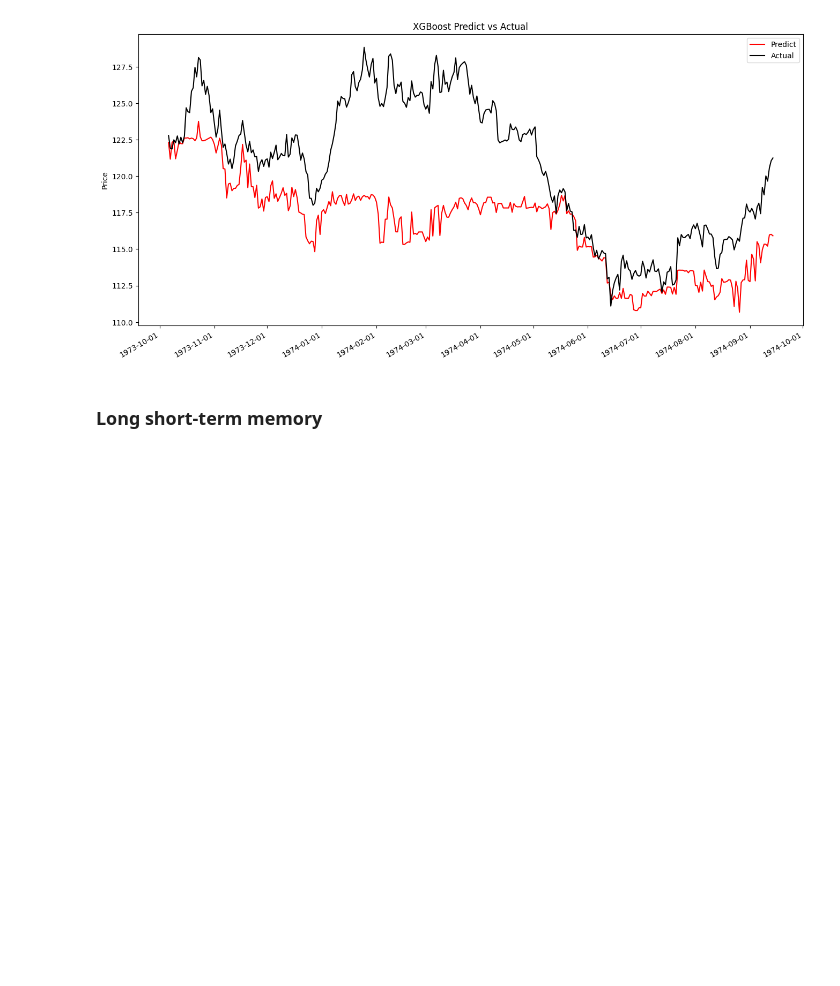
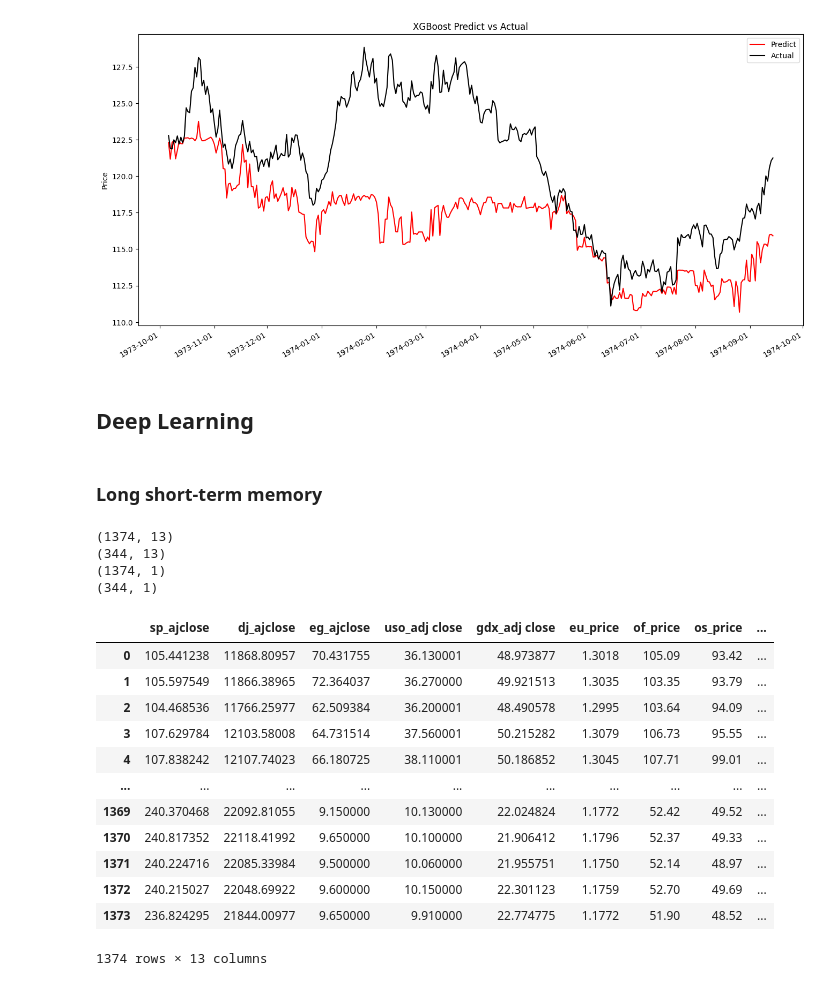
Before and after one commit to QuantConsulting/GOLD-FORECAST, a Jupyter notebook: notebooks/gold_prediction.ipynb, the cells around one changed output. Saved outputs shown, nothing was run; the diff lists cells and outputs as text; code cells hidden in the pictures; blank space fills up the shorter version.

```diff
--- a/notebooks/gold_prediction.ipynb
+++ b/notebooks/gold_prediction.ipynb
@@ -468,3 +495,5 @@ RMSE     : 5.08
 R2 score : -0.20
 --------------------------------------
 [figure]
+# %% [markdown]
+## Deep Learning
@@ -474,0 +518,26 @@ R2 score : -0.20
+# %%
+print(X_train.shape)
+print(X_test.shape)
+print(y_train.shape)
+print(y_test.shape)
+# %% [output]
+(1374, 13)
+(344, 13)
+(1374, 1)
+(344, 1)
+# %%
+X_train
+# %% [output]
+|  | sp_ajclose | dj_ajclose | eg_ajclose | uso_adj close | gdx_adj close | eu_price | of_price | os_price | ... |
+| 0 | 105.441238 | 11868.80957 | 70.431755 | 36.130001 | 48.973877 | 1.3018 | 105.09 | 93.42 | ... |
+| 1 | 105.597549 | 11866.38965 | 72.364037 | 36.270000 | 49.921513 | 1.3035 | 103.35 | 93.79 | ... |
+| 2 | 104.468536 | 11766.25977 | 62.509384 | 36.200001 | 48.490578 | 1.2995 | 103.64 | 94.09 | ... |
+| 3 | 107.629784 | 12103.58008 | 64.731514 | 37.560001 | 50.215282 | 1.3079 | 106.73 | 95.55 | ... |
+| 4 | 107.838242 | 12107.74023 | 66.180725 | 38.110001 | 50.186852 | 1.3045 | 107.71 | 99.01 | ... |
+| ... | ... | ... | ... | ... | ... | ... | ... | ... | ... |
+| 1369 | 240.370468 | 22092.81055 | 9.150000 | 10.130000 | 22.024824 | 1.1772 | 52.42 | 49.52 | ... |
+| 1370 | 240.817352 | 22118.41992 | 9.650000 | 10.100000 | 21.906412 | 1.1796 | 52.37 | 49.33 | ... |
+| 1371 | 240.224716 | 22085.33984 | 9.500000 | 10.060000 | 21.955751 | 1.1750 | 52.14 | 48.97 | ... |
+| 1372 | 240.215027 | 22048.69922 | 9.600000 | 10.150000 | 22.301123 | 1.1759 | 52.70 | 49.69 | ... |
+| 1373 | 236.824295 | 21844.00977 | 9.650000 | 9.910000 | 22.774775 | 1.1772 | 51.90 | 48.52 | ... |
+1374 rows × 13 columns
```
Also changed, not shown: parts of 11 cells of this notebook.
